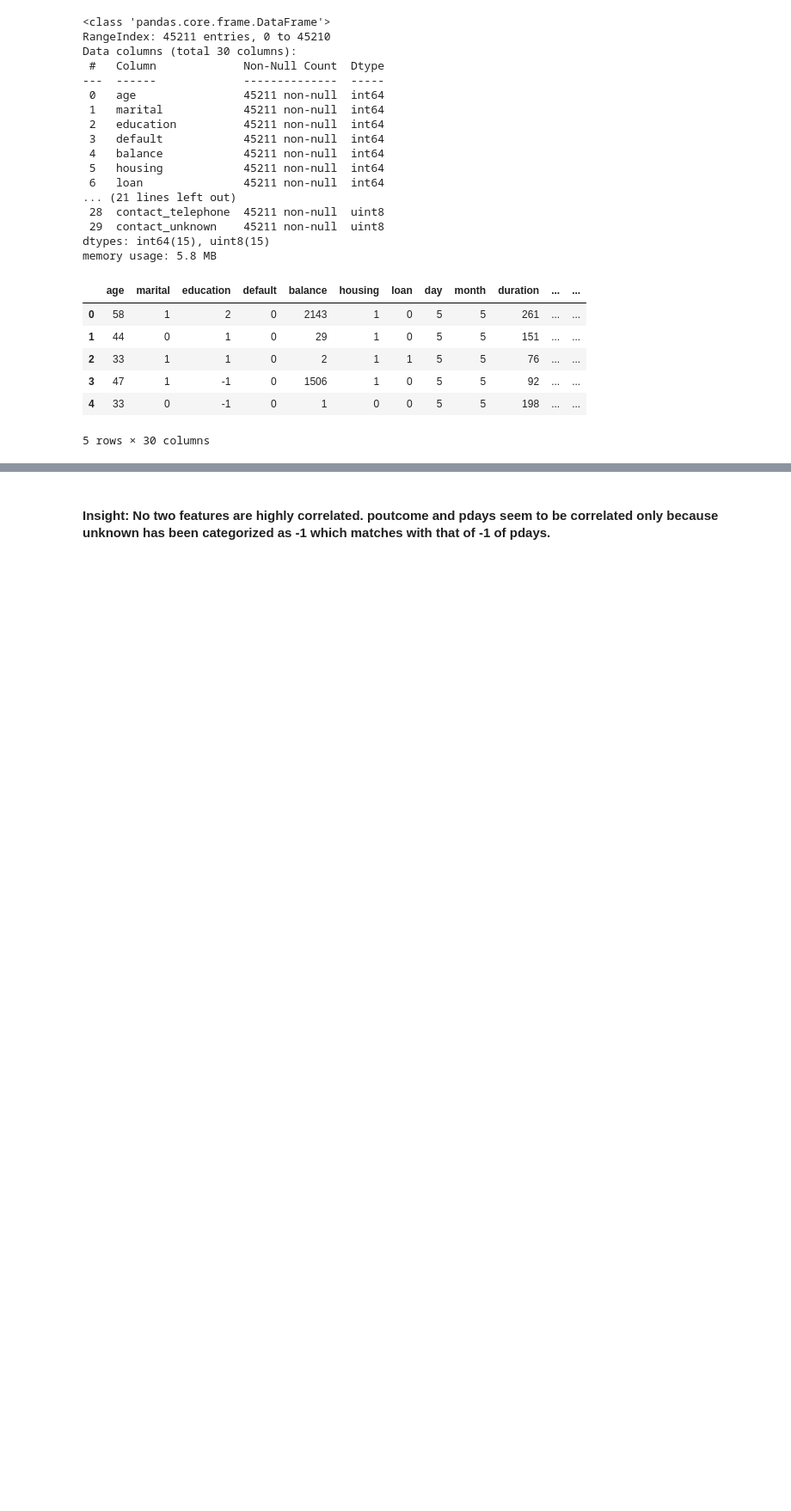
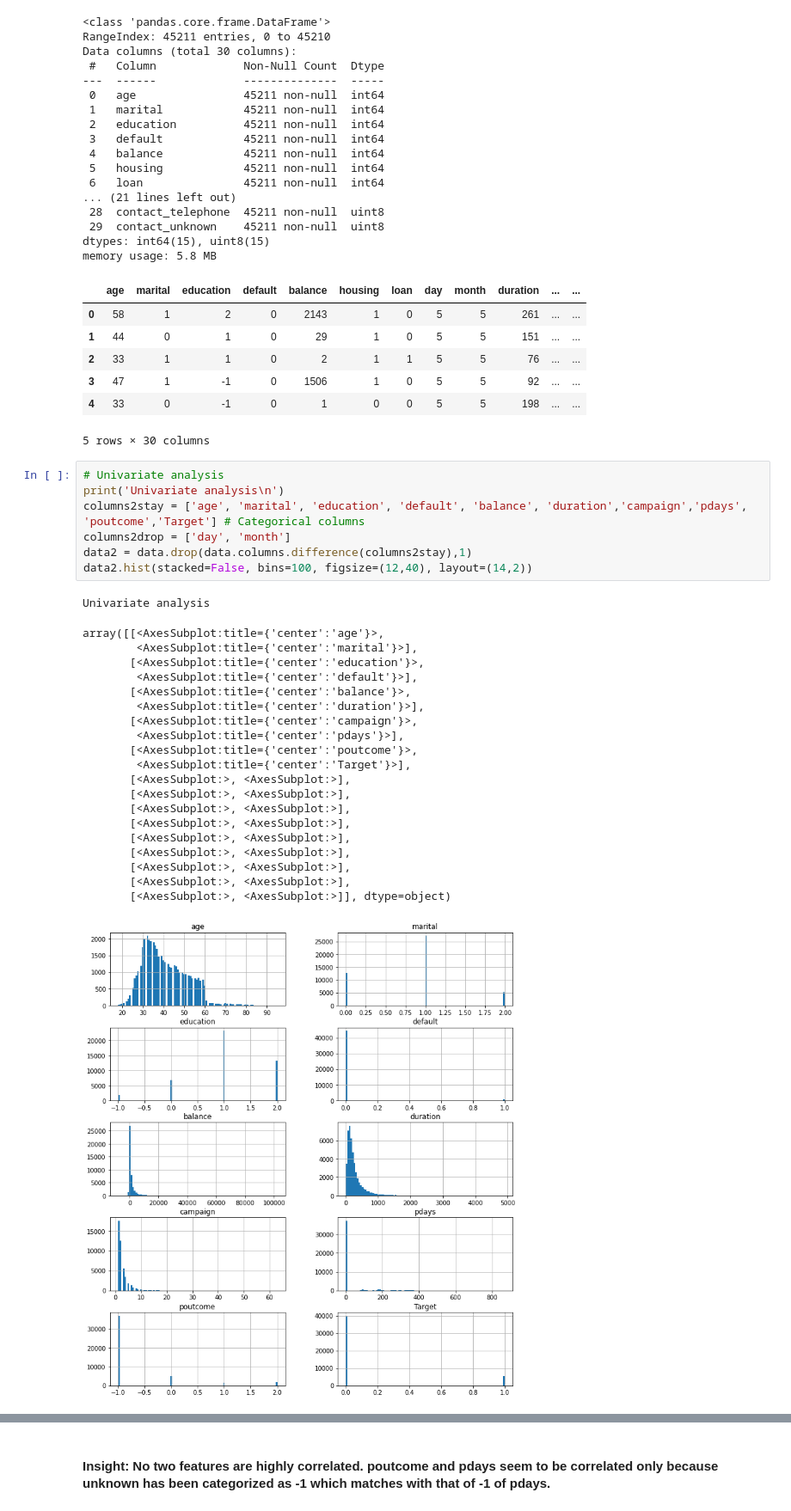
Before and after one commit to sjhamb31/AIML_GreatLearning, a Jupyter notebook: Ensemble_techniques_assignment3_Sjhamb.ipynb, the cells around one changed output, grey strips where cells are left out. Shown at 86% size. Saved outputs shown, nothing was run; the diff lists cells and outputs as text; blank space fills up the shorter version.

```diff
--- a/Ensemble_techniques_assignment3_Sjhamb.ipynb
+++ b/Ensemble_techniques_assignment3_Sjhamb.ipynb
@@ -131,6 +138,35 @@ memory usage: 5.8 MB
 | 3 | 47 | 1 | -1 | 0 | 1506 | 1 | 0 | 5 | 5 | 92 | ... | ... |
 | 4 | 33 | 0 | -1 | 0 | 1 | 0 | 0 | 5 | 5 | 198 | ... | ... |
 5 rows × 30 columns
+# %%
+# Univariate analysis
+print('Univariate analysis\n')
+columns2stay = ['age', 'marital', 'education', 'default', 'balance', 'duration','campaign','pdays', 'poutcome','Target'] # Categorical columns
+columns2drop = ['day', 'month']
+data2 = data.drop(data.columns.difference(columns2stay),1)
+data2.hist(stacked=False, bins=100, figsize=(12,40), layout=(14,2))
+# %% [output]
+Univariate analysis
+array([[<AxesSubplot:title={'center':'age'}>,
+        <AxesSubplot:title={'center':'marital'}>],
+       [<AxesSubplot:title={'center':'education'}>,
+        <AxesSubplot:title={'center':'default'}>],
+       [<AxesSubplot:title={'center':'balance'}>,
+        <AxesSubplot:title={'center':'duration'}>],
+       [<AxesSubplot:title={'center':'campaign'}>,
+        <AxesSubplot:title={'center':'pdays'}>],
+       [<AxesSubplot:title={'center':'poutcome'}>,
+        <AxesSubplot:title={'center':'Target'}>],
+       [<AxesSubplot:>, <AxesSubplot:>],
+       [<AxesSubplot:>, <AxesSubplot:>],
+       [<AxesSubplot:>, <AxesSubplot:>],
+       [<AxesSubplot:>, <AxesSubplot:>],
+       [<AxesSubplot:>, <AxesSubplot:>],
+       [<AxesSubplot:>, <AxesSubplot:>],
+       [<AxesSubplot:>, <AxesSubplot:>],
+       [<AxesSubplot:>, <AxesSubplot:>],
+       [<AxesSubplot:>, <AxesSubplot:>]], dtype=object)
+[figure, added]
 # %%
 # Bivariate analysis
 print('Bivariate analysis\n')
```
Also changed, not shown: parts of 6 cells of this notebook.
